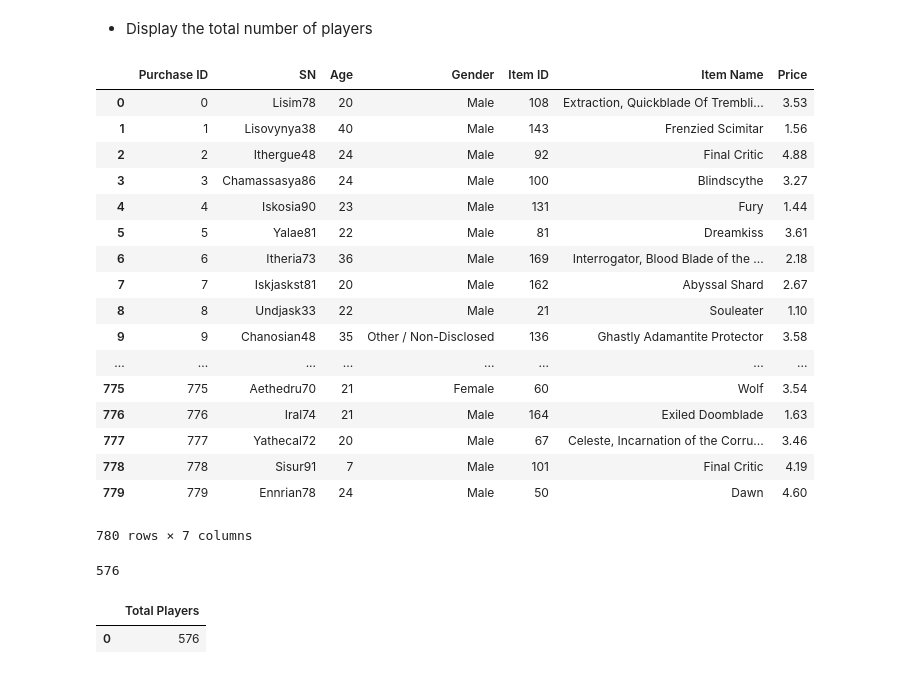
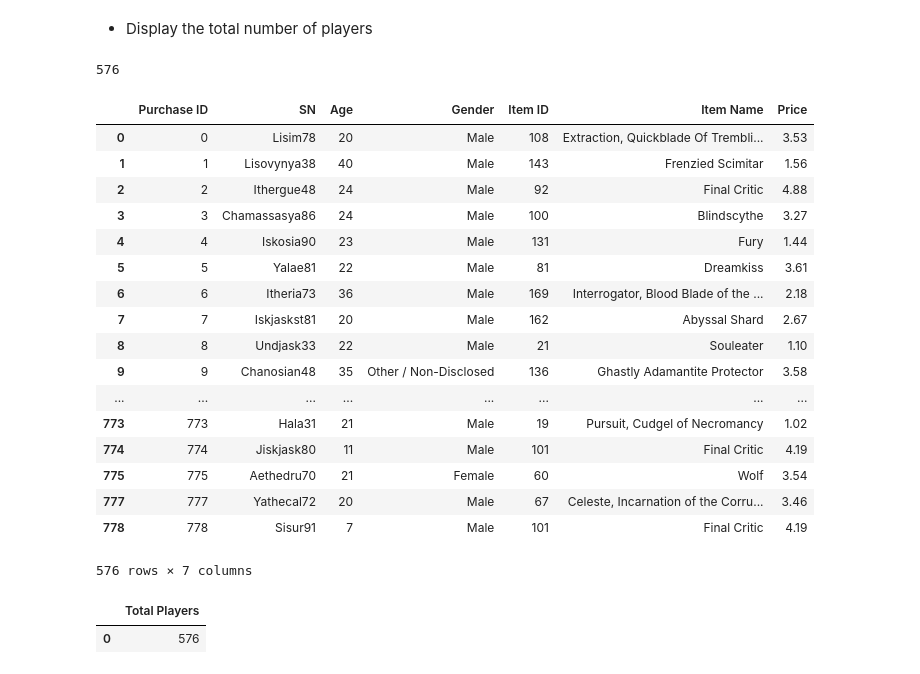
Before and after one commit to jungsik89/databootcamp-homework, a Jupyter notebook: Unit4-Panda/Instructions/HeroesOfPymoli/HerosOfPymoli_workingcopy.ipynb, the cells around one changed output. Drawn from its saved outputs; the diff is of its cells as text; code cells hidden in the pictures.

```diff
--- a/Unit4-Panda/Instructions/HeroesOfPymoli/HerosOfPymoli_workingcopy.ipynb
+++ b/Unit4-Panda/Instructions/HeroesOfPymoli/HerosOfPymoli_workingcopy.ipynb
@@ -20,26 +22,8 @@ df = pd.read_csv(file)
 #.counts()
 # %%
 df
+df3 = df
 #df.count()
-# %% [output]
-|  | Purchase ID | SN | Age | Gender | Item ID | Item Name | Price |
-| 0 | 0 | Lisim78 | 20 | Male | 108 | Extraction, Quickblade Of Trembli... | 3.53 |
-| 1 | 1 | Lisovynya38 | 40 | Male | 143 | Frenzied Scimitar | 1.56 |
-| 2 | 2 | Ithergue48 | 24 | Male | 92 | Final Critic | 4.88 |
-| 3 | 3 | Chamassasya86 | 24 | Male | 100 | Blindscythe | 3.27 |
-| 4 | 4 | Iskosia90 | 23 | Male | 131 | Fury | 1.44 |
-| 5 | 5 | Yalae81 | 22 | Male | 81 | Dreamkiss | 3.61 |
-| 6 | 6 | Itheria73 | 36 | Male | 169 | Interrogator, Blood Blade of the ... | 2.18 |
-| 7 | 7 | Iskjaskst81 | 20 | Male | 162 | Abyssal Shard | 2.67 |
-| 8 | 8 | Undjask33 | 22 | Male | 21 | Souleater | 1.10 |
-| 9 | 9 | Chanosian48 | 35 | Other / Non-Disclosed | 136 | Ghastly Adamantite Protector | 3.58 |
-| ... | ... | ... | ... | ... | ... | ... | ... |
-| 775 | 775 | Aethedru70 | 21 | Female | 60 | Wolf | 3.54 |
-| 776 | 776 | Iral74 | 21 | Male | 164 | Exiled Doomblade | 1.63 |
-| 777 | 777 | Yathecal72 | 20 | Male | 67 | Celeste, Incarnation of the Corru... | 3.46 |
-| 778 | 778 | Sisur91 | 7 | Male | 101 | Final Critic | 4.19 |
-| 779 | 779 | Ennrian78 | 24 | Male | 50 | Dawn | 4.60 |
-780 rows × 7 columns
 # %%
 #countofplayer = df1.count()
 countofplayer = df['SN'].nunique()
@@ -47,6 +31,29 @@ countofplayer = df['SN'].nunique()
 countofplayer
 # %% [output]
 576
+# %%
+dfunique = df.drop_duplicates('SN')
+# %%
+dfunique
+# %% [output]
+|  | Purchase ID | SN | Age | Gender | Item ID | Item Name | Price |
+| 0 | 0 | Lisim78 | 20 | Male | 108 | Extraction, Quickblade Of Trembli... | 3.53 |
+| 1 | 1 | Lisovynya38 | 40 | Male | 143 | Frenzied Scimitar | 1.56 |
+| 2 | 2 | Ithergue48 | 24 | Male | 92 | Final Critic | 4.88 |
+| 3 | 3 | Chamassasya86 | 24 | Male | 100 | Blindscythe | 3.27 |
+| 4 | 4 | Iskosia90 | 23 | Male | 131 | Fury | 1.44 |
+| 5 | 5 | Yalae81 | 22 | Male | 81 | Dreamkiss | 3.61 |
+| 6 | 6 | Itheria73 | 36 | Male | 169 | Interrogator, Blood Blade of the ... | 2.18 |
+| 7 | 7 | Iskjaskst81 | 20 | Male | 162 | Abyssal Shard | 2.67 |
+| 8 | 8 | Undjask33 | 22 | Male | 21 | Souleater | 1.10 |
+| 9 | 9 | Chanosian48 | 35 | Other / Non-Disclosed | 136 | Ghastly Adamantite Protector | 3.58 |
+| ... | ... | ... | ... | ... | ... | ... | ... |
+| 773 | 773 | Hala31 | 21 | Male | 19 | Pursuit, Cudgel of Necromancy | 1.02 |
+| 774 | 774 | Jiskjask80 | 11 | Male | 101 | Final Critic | 4.19 |
+| 775 | 775 | Aethedru70 | 21 | Female | 60 | Wolf | 3.54 |
+| 777 | 777 | Yathecal72 | 20 | Male | 67 | Celeste, Incarnation of the Corru... | 3.46 |
+| 778 | 778 | Sisur91 | 7 | Male | 101 | Final Critic | 4.19 |
+576 rows × 7 columns
 # %%
 
 #print(f"There are {countofplayer} unique players in Heros of Pymoli")
```
Also changed, not shown: parts of 39 cells of this notebook, 10 other files.
